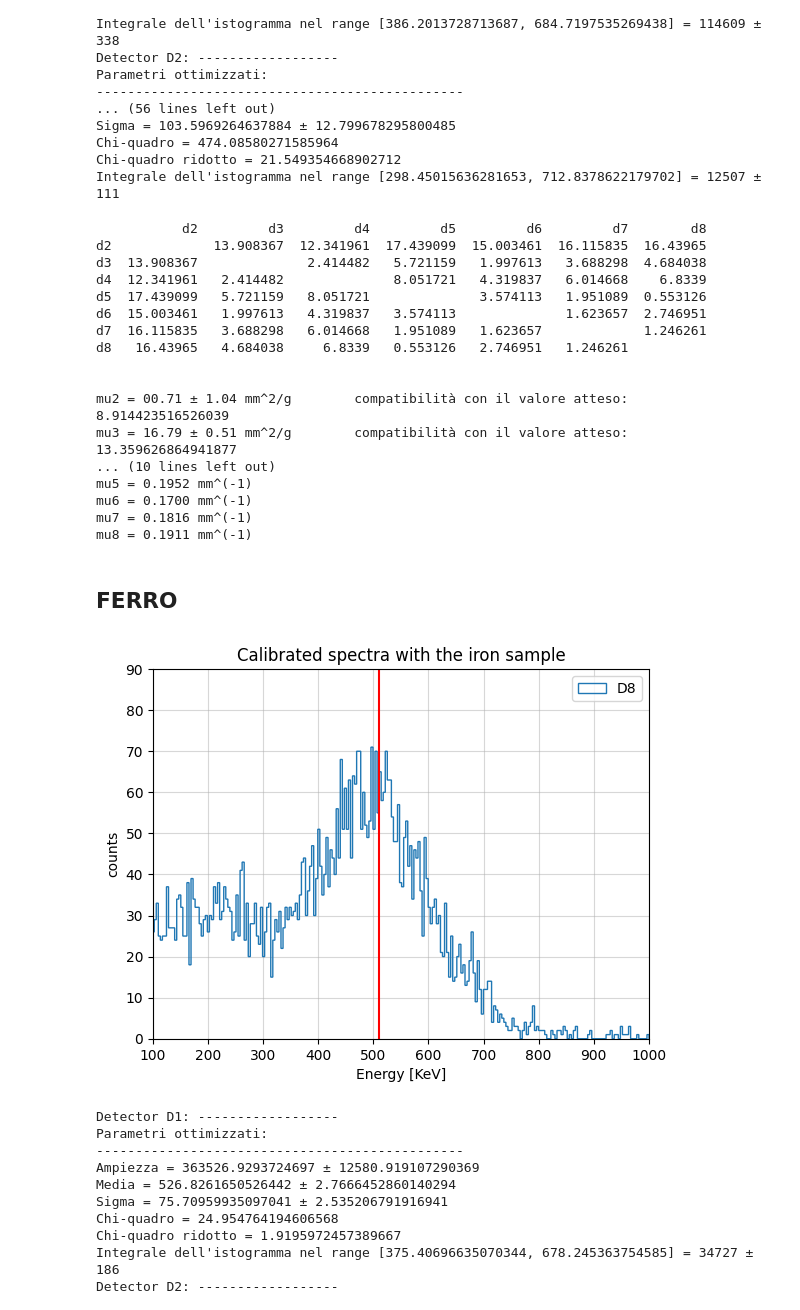
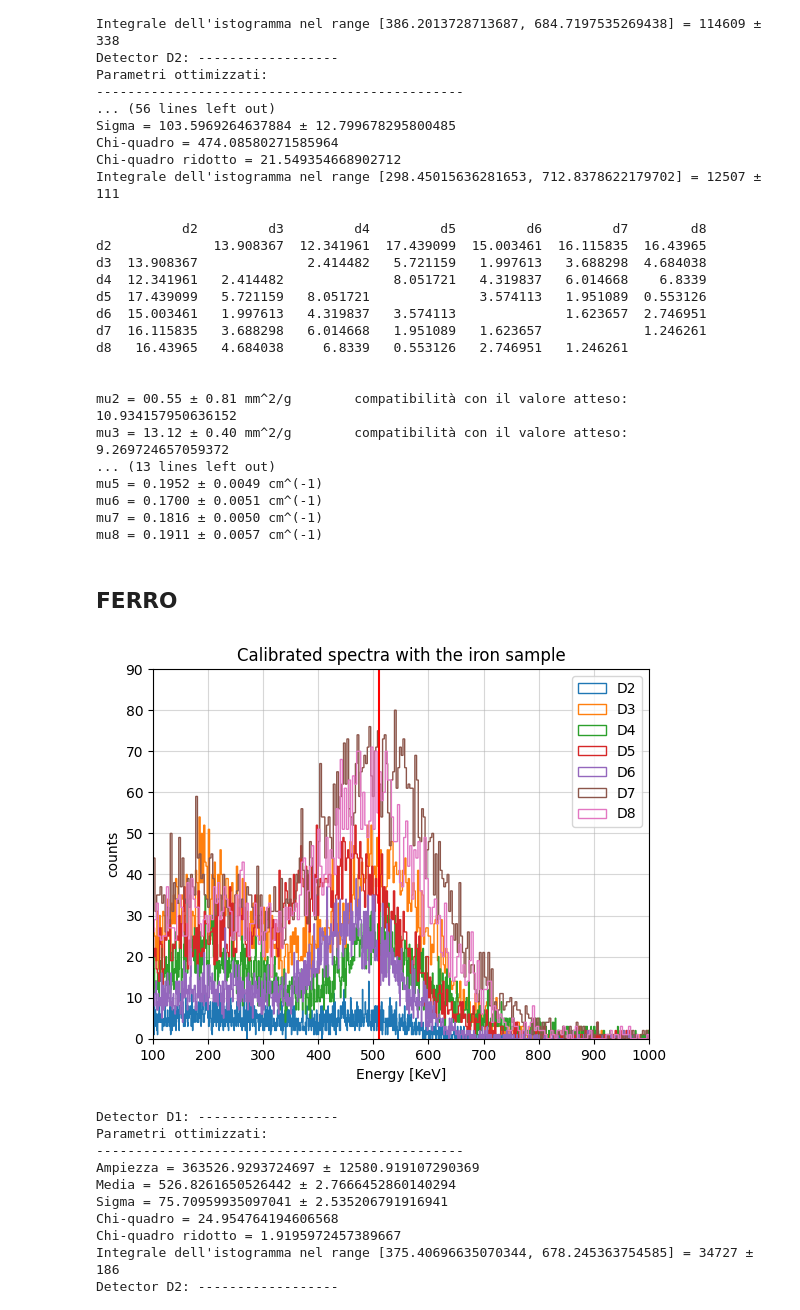
Before and after one commit to b3n3d3tt4/imaging, a Jupyter notebook: analisi.ipynb, the cells around one changed output. Cells and saved outputs as stored; diff of their text form; code cells hidden in the pictures.

Commit message:
Samples completed, Iron is strange

```diff
--- a/analisi.ipynb
+++ b/analisi.ipynb
@@ -607,8 +613,8 @@ Chi-quadro ridotto = 21.549354668902712
 Integrale dell'istogramma nel range [298.45015636281653, 712.8378622179702] = 12507 ± 111
 # %%
 #CALCOLO COEFFICIENTE ATTENUAZIONE POLIETILENE
-rho_poly = 9.300E-04 #g/mm^3
-#rho_poly = 1.380E-3 #g/mm^3
+#rho_poly = 9.300E-04 #g/mm^3 Polietilene
+rho_poly = 1.190E-03 #g/mm^3 PMMA
 mu_poly = -(np.log(poly_int/hm_int))/(x_eff_pol*rho_poly) #mm^2/g
 mu_poly_err = 1/(x_eff_pol*rho_poly) * np.sqrt((poly_int_err/poly_int)**2 + (hm_int_err/hm_int)**2)
 
@@ -626,7 +632,8 @@ df = pd.DataFrame(poly_compat_crossed, index=labels, columns=labels) #Creazione
 print(df)
 
 #Compatibilità con il valore vero
-mu_atteso = 9.947 #mm^2/g trovato sul sito: https://physics.nist.gov/cgi-bin/Xcom/xcom3_1
+#mu_atteso = 9.947 #mm^2/g trovato sul sito: https://physics.nist.gov/cgi-bin/Xcom/xcom3_1
+mu_atteso = 9.410 #mm^2/g PMMA
 poly_compat = np.abs(mu_poly-mu_atteso)/mu_poly_err
 print('\n')
 for i in range(len(mu_poly)):
@@ -635,11 +642,13 @@ for i in range(len(mu_poly)):
     else:
         print(f'mu{i+2} = {mu_poly[i]:.2f} ± {mu_poly_err[i]:.2f} mm^2/g \t compatibilità con il valore atteso: {poly_compat[i]}')
 print('\n')
+print(f'mu atteso pmma = {mu_atteso * 10 * rho_poly} cm^(-1)')
+print('\n')
 for i in range(len(mu_poly)):
     if i == 0:
-        print(f'mu{i+2} = {10 * rho_poly * mu_poly[i]:.4f} mm^(-1)')
+        print(f'mu{i+2} = {10 * rho_poly * mu_poly[i]:.4f} ± {10 * rho_poly * mu_poly_err[i]:.4f} cm^(-1)')
     else:
-        print(f'mu{i+2} = {10 * rho_poly * mu_poly[i]:.4f} mm^(-1)')
+        print(f'mu{i+2} = {10 * rho_poly * mu_poly[i]:.4f} ± {10 * rho_poly * mu_poly_err[i]:.4f} cm^(-1)')
 # %% [output]
            d2         d3         d4         d5         d6         d7        d8
 d2             13.908367  12.341961  17.439099  15.003461  16.115835  16.43965
@@ -651,13 +660,13 @@ d7  16.115835   3.688298   6.014668   1.951089   1.623657             1.246261
 d8   16.43965   4.684038     6.8339   0.553126   2.746951   1.246261
 
 
-mu2 = 00.71 ± 1.04 mm^2/g        compatibilità con il valore atteso: 8.914423516526039
-mu3 = 16.79 ± 0.51 mm^2/g        compatibilità con il valore atteso: 13.359626864941877
-... (10 lines left out)
-mu5 = 0.1952 mm^(-1)
-mu6 = 0.1700 mm^(-1)
-mu7 = 0.1816 mm^(-1)
-mu8 = 0.1911 mm^(-1)
+mu2 = 00.55 ± 0.81 mm^2/g        compatibilità con il valore atteso: 10.934157950636152
+mu3 = 13.12 ± 0.40 mm^2/g        compatibilità con il valore atteso: 9.269724657059372
+... (13 lines left out)
+mu5 = 0.1952 ± 0.0049 cm^(-1)
+mu6 = 0.1700 ± 0.0051 cm^(-1)
+mu7 = 0.1816 ± 0.0050 cm^(-1)
+mu8 = 0.1911 ± 0.0057 cm^(-1)
 # %% [markdown]
 ## FERRO
 # %%
@@ -703,24 +712,24 @@ iron_d8_calib = iron_d8 * calibrazioneD8[0] + calibrazioneD8[1]
 iron_d8_def = iron_d8_calib[iron_d8_calib != 0]
 # %%
 #plt.hist(iron_d1_def, bins=int(iron_d1.max()), histtype='step', label='D1')
-#plt.hist(iron_d2_def, bins=int(iron_d2.max()), histtype='step', label='D2')
-#plt.hist(iron_d3_def, bins=int(iron_d3.max()), histtype='step', label='D3')
-#plt.hist(iron_d4_def, bins=int(iron_d4.max()), histtype='step', label='D4')
-#plt.hist(iron_d5_def, bins=int(iron_d5.max()), histtype='step', label='D5')
-#plt.hist(iron_d6_def, bins=int(iron_d6.max()), histtype='step', label='D6')
-#plt.hist(iron_d7_def, bins=int(iron_d7.max()), histtype='step', label='D7')
+plt.hist(iron_d2_def, bins=int(iron_d2.max()), histtype='step', label='D2')
+plt.hist(iron_d3_def, bins=int(iron_d3.max()), histtype='step', label='D3')
+plt.hist(iron_d4_def, bins=int(iron_d4.max()), histtype='step', label='D4')
+plt.hist(iron_d5_def, bins=int(iron_d5.max()), histtype='step', label='D5')
+plt.hist(iron_d6_def, bins=int(iron_d6.max()), histtype='step', label='D6')
+plt.hist(iron_d7_def, bins=int(iron_d7.max()), histtype='step', label='D7')
 plt.hist(iron_d8_def, bins=int(iron_d8.max()), histtype='step', label='D8')
 plt.axvline(x=511, color='red')
 plt.title(r'Calibrated spectra with the iron sample')
 plt.xlabel('Energy [KeV]')
 plt.ylabel('counts')
 plt.ylim(0, 90)
 plt.xlim(100, 1000)
 plt.grid(alpha=0.5)
 plt.legend()
 plt.show()
 # %% [output]
-[figure, old version]
+[figure, new version]
 # %%
 print('Detector D1: ------------------ ')
 fit_iron_d1 = bbb.normal(iron_d1_def, xmin=500, xmax=660, x1=0, x2=1000, b=int(iron_d1_def.max()/10), n=k)
```
Also changed, not shown: parts of 11 cells of this notebook, 2 other files.
